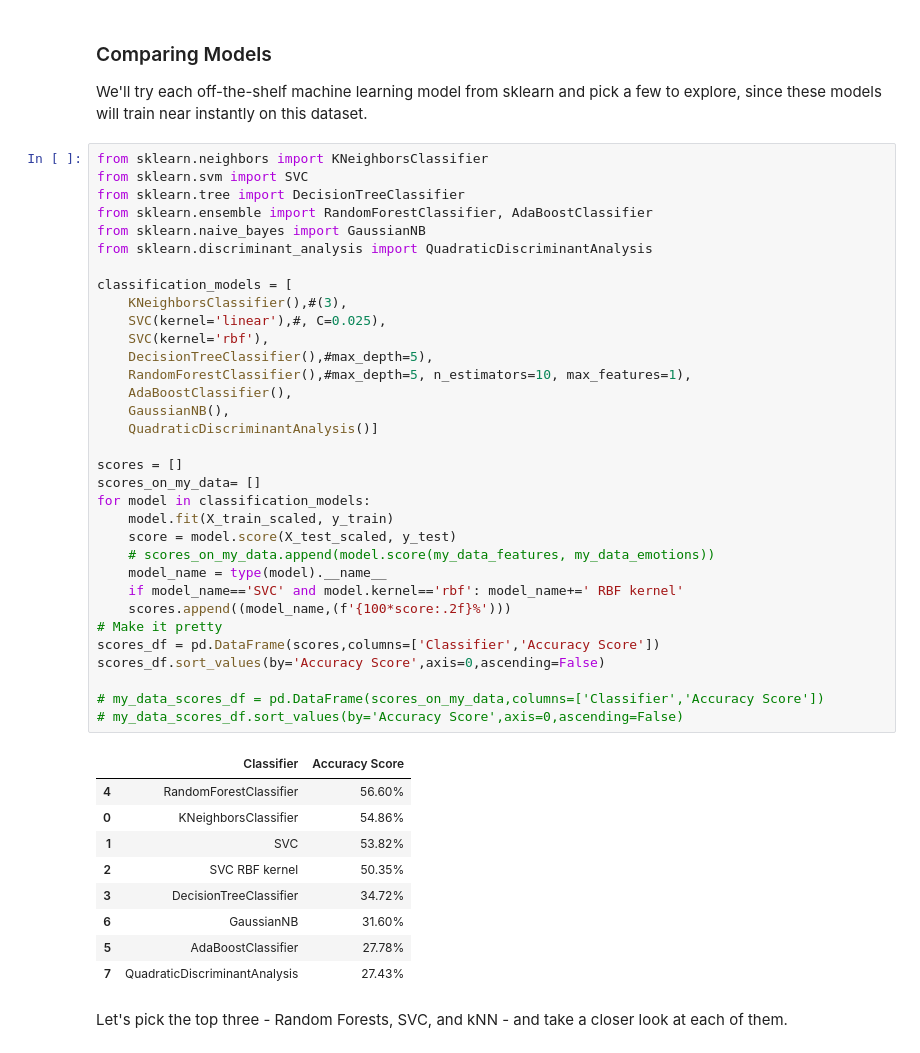
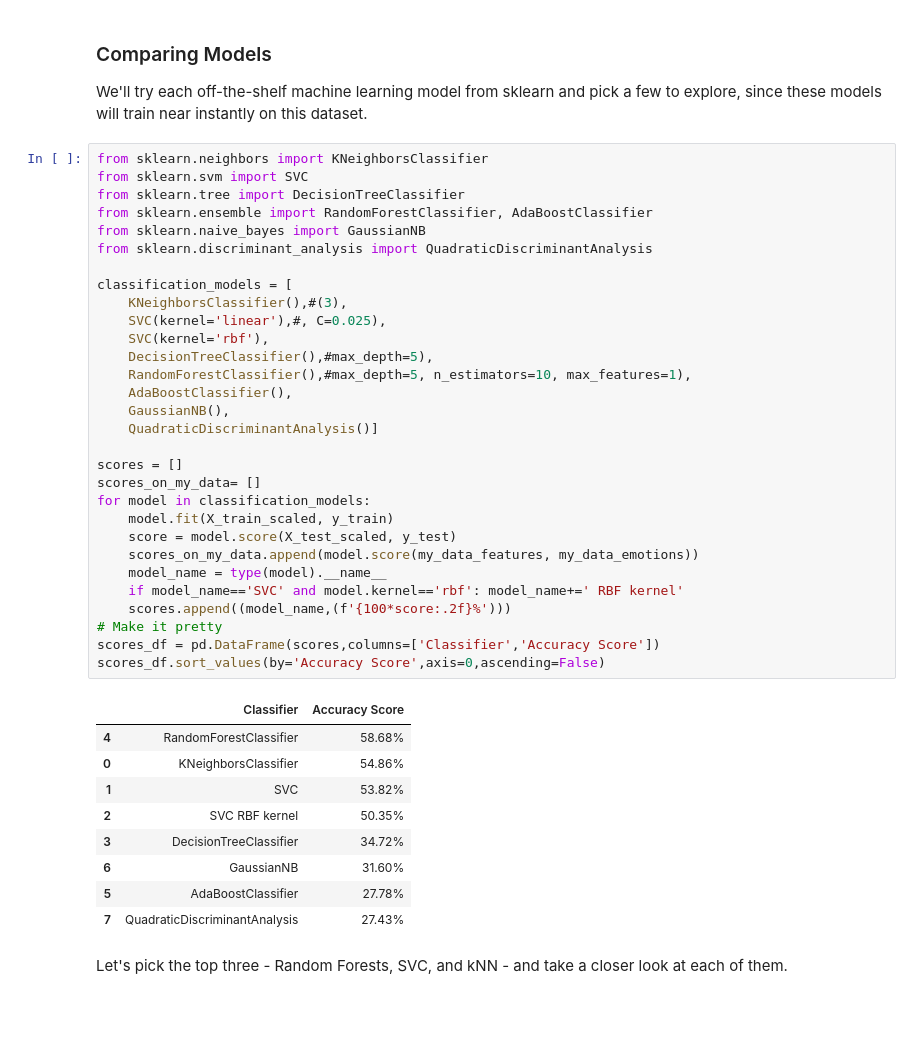
Before and after one commit to jaspergass/Week3-ClassicML, a Jupyter notebook: Week_3_MachineLearning.ipynb, the cells around one changed output. Saved outputs shown, nothing was run; the diff lists cells and outputs as text; blank space fills up the shorter version.

Commit message:
Set up code for a complete RAVDSS + My data model

```diff
--- a/Week_3_MachineLearning.ipynb
+++ b/Week_3_MachineLearning.ipynb
@@ -496,38 +536,35 @@ We'll try each off-the-shelf machine learning model from sklearn and pick a few
 from sklearn.neighbors import KNeighborsClassifier
 from sklearn.svm import SVC
 from sklearn.tree import DecisionTreeClassifier
 from sklearn.ensemble import RandomForestClassifier, AdaBoostClassifier
 from sklearn.naive_bayes import GaussianNB
 from sklearn.discriminant_analysis import QuadraticDiscriminantAnalysis
 
 classification_models = [
     KNeighborsClassifier(),#(3),
     SVC(kernel='linear'),#, C=0.025),
     SVC(kernel='rbf'),
     DecisionTreeClassifier(),#max_depth=5),
     RandomForestClassifier(),#max_depth=5, n_estimators=10, max_features=1),
     AdaBoostClassifier(),
     GaussianNB(),
     QuadraticDiscriminantAnalysis()]
 
 scores = []
 scores_on_my_data= []
 for model in classification_models:
     model.fit(X_train_scaled, y_train)
     score = model.score(X_test_scaled, y_test)
-    # scores_on_my_data.append(model.score(my_data_features, my_data_emotions))
+    scores_on_my_data.append(model.score(my_data_features, my_data_emotions))
     model_name = type(model).__name__
     if model_name=='SVC' and model.kernel=='rbf': model_name+=' RBF kernel'
     scores.append((model_name,(f'{100*score:.2f}%')))
 # Make it pretty
 scores_df = pd.DataFrame(scores,columns=['Classifier','Accuracy Score'])
 scores_df.sort_values(by='Accuracy Score',axis=0,ascending=False)
-
-# my_data_scores_df = pd.DataFrame(scores_on_my_data,columns=['Classifier','Accuracy Score'])
-# my_data_scores_df.sort_values(by='Accuracy Score',axis=0,ascending=False)
 # %% [output]
 |  | Classifier | Accuracy Score |
-| 4 | RandomForestClassifier | 56.60% |
+| 4 | RandomForestClassifier | 58.68% |
 | 0 | KNeighborsClassifier | 54.86% |
 | 1 | SVC | 53.82% |
 | 2 | SVC RBF kernel | 50.35% |
```
Also changed, not shown: parts of 9 cells of this notebook.
